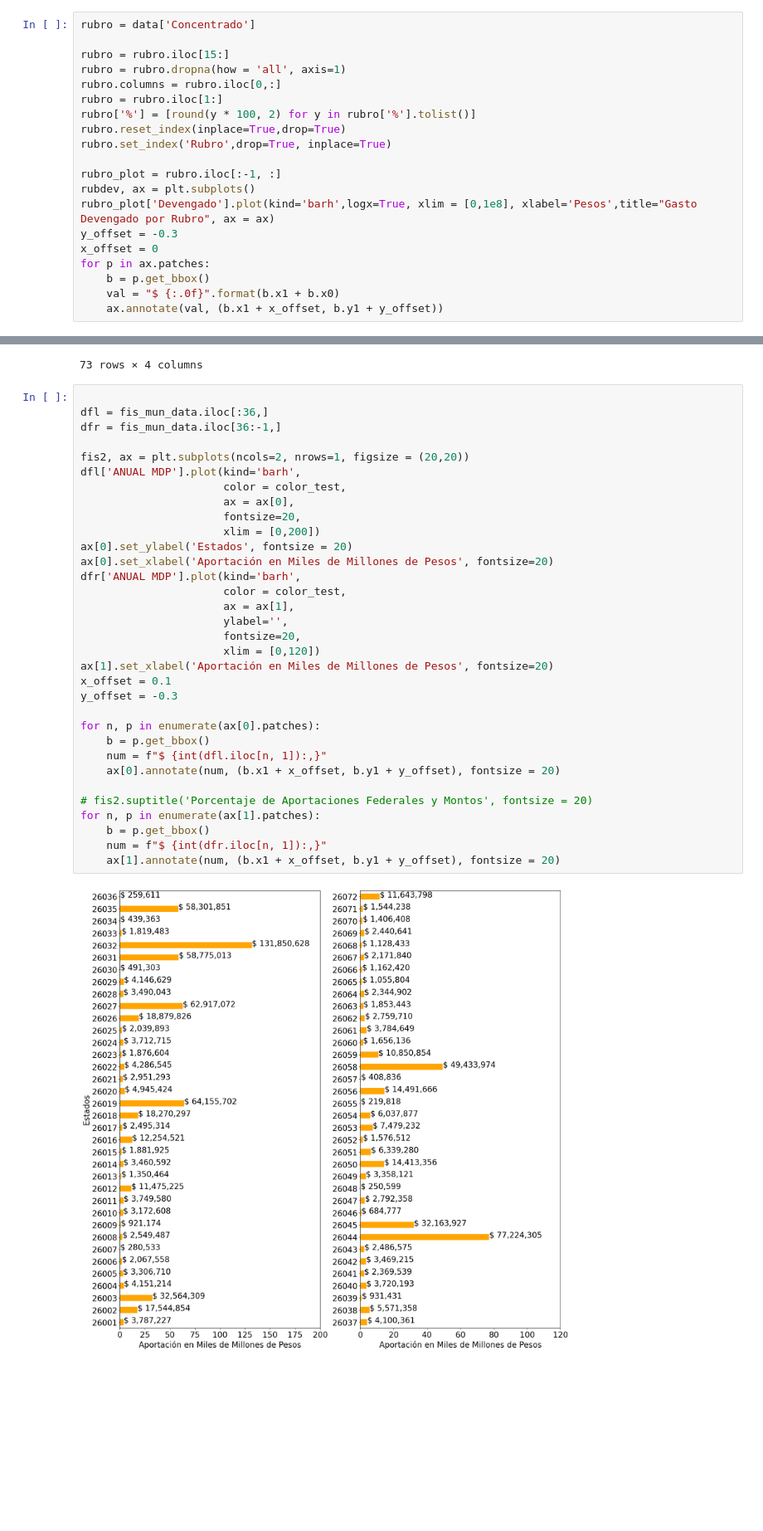
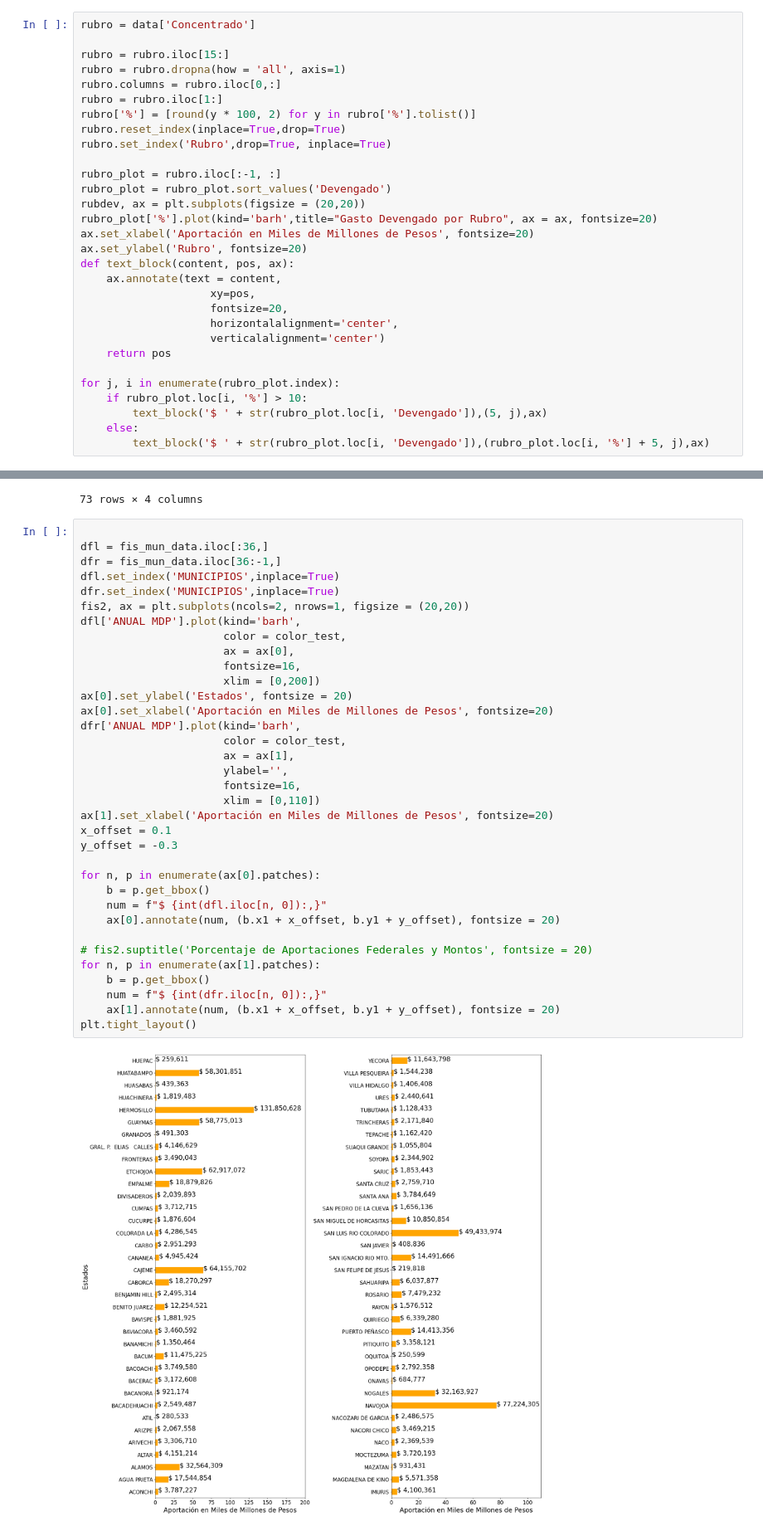
Before and after one commit to Dust1920/SIM26, a Jupyter notebook: transform/articulo_revista.ipynb, the cells around one changed output, grey strips where cells are left out. Shown at 83% size. Saved outputs shown, nothing was run; the diff lists cells and outputs as text; blank space fills up the shorter version.

```diff
--- a/transform/articulo_revista.ipynb
+++ b/transform/articulo_revista.ipynb
@@ -291,12 +321,22 @@ rubro.reset_index(inplace=True,drop=True)
 rubro.set_index('Rubro',drop=True, inplace=True)
 
 rubro_plot = rubro.iloc[:-1, :]
-rubdev, ax = plt.subplots()
-rubro_plot['Devengado'].plot(kind='barh',logx=True, xlim = [0,1e8], xlabel='Pesos',title="Gasto Devengado por Rubro", ax = ax)
-y_offset = -0.3
-x_offset = 0
-for p in ax.patches:
-    b = p.get_bbox()
-    val = "$ {:.0f}".format(b.x1 + b.x0)
-    ax.annotate(val, (b.x1 + x_offset, b.y1 + y_offset))
+rubro_plot = rubro_plot.sort_values('Devengado')
+rubdev, ax = plt.subplots(figsize = (20,20))
+rubro_plot['%'].plot(kind='barh',title="Gasto Devengado por Rubro", ax = ax, fontsize=20)
+ax.set_xlabel('Aportación en Miles de Millones de Pesos', fontsize=20)
+ax.set_ylabel('Rubro', fontsize=20)
+def text_block(content, pos, ax):
+    ax.annotate(text = content,
+                    xy=pos,
+                    fontsize=20,
+                    horizontalalignment='center',
+                    verticalalignment='center')
+    return pos
+
+for j, i in enumerate(rubro_plot.index):
+    if rubro_plot.loc[i, '%'] > 10:
+        text_block('$ ' + str(rubro_plot.loc[i, 'Devengado']),(5, j),ax)
+    else:
+        text_block('$ ' + str(rubro_plot.loc[i, 'Devengado']),(rubro_plot.loc[i, '%'] + 5, j),ax)
 # %% [output]
@@ -402,35 +445,37 @@ fis_mun_data
 # %%
 
 dfl = fis_mun_data.iloc[:36,]
 dfr = fis_mun_data.iloc[36:-1,]
-
+dfl.set_index('MUNICIPIOS',inplace=True)
+dfr.set_index('MUNICIPIOS',inplace=True)
 fis2, ax = plt.subplots(ncols=2, nrows=1, figsize = (20,20))
 dfl['ANUAL MDP'].plot(kind='barh',
                       color = color_test,
                       ax = ax[0],
-                      fontsize=20,
+                      fontsize=16,
                       xlim = [0,200])
 ax[0].set_ylabel('Estados', fontsize = 20)
 ax[0].set_xlabel('Aportación en Miles de Millones de Pesos', fontsize=20)
 dfr['ANUAL MDP'].plot(kind='barh',
                       color = color_test,
                       ax = ax[1],
                       ylabel='',
-                      fontsize=20,
-                      xlim = [0,120])
+                      fontsize=16,
+                      xlim = [0,110])
 ax[1].set_xlabel('Aportación en Miles de Millones de Pesos', fontsize=20)
 x_offset = 0.1
 y_offset = -0.3
 
 for n, p in enumerate(ax[0].patches):
     b = p.get_bbox()
-    num = f"$ {int(dfl.iloc[n, 1]):,}"
+    num = f"$ {int(dfl.iloc[n, 0]):,}"
     ax[0].annotate(num, (b.x1 + x_offset, b.y1 + y_offset), fontsize = 20)
 
 # fis2.suptitle('Porcentaje de Aportaciones Federales y Montos', fontsize = 20)
 for n, p in enumerate(ax[1].patches):
     b = p.get_bbox()
-    num = f"$ {int(dfr.iloc[n, 1]):,}"
+    num = f"$ {int(dfr.iloc[n, 0]):,}"
     ax[1].annotate(num, (b.x1 + x_offset, b.y1 + y_offset), fontsize = 20)
+plt.tight_layout()
 # %% [output]
-[figure, old version]
+[figure, new version]
```
Also changed, not shown: parts of 4 cells of this notebook.
